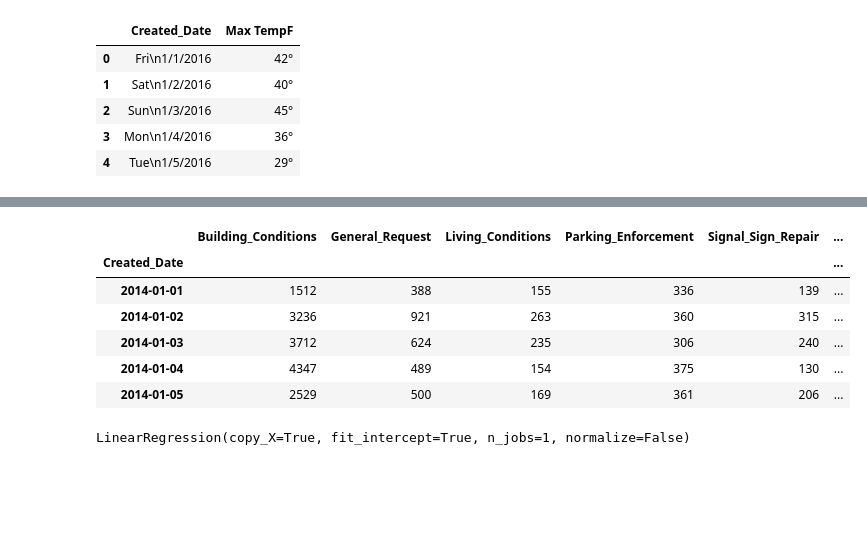
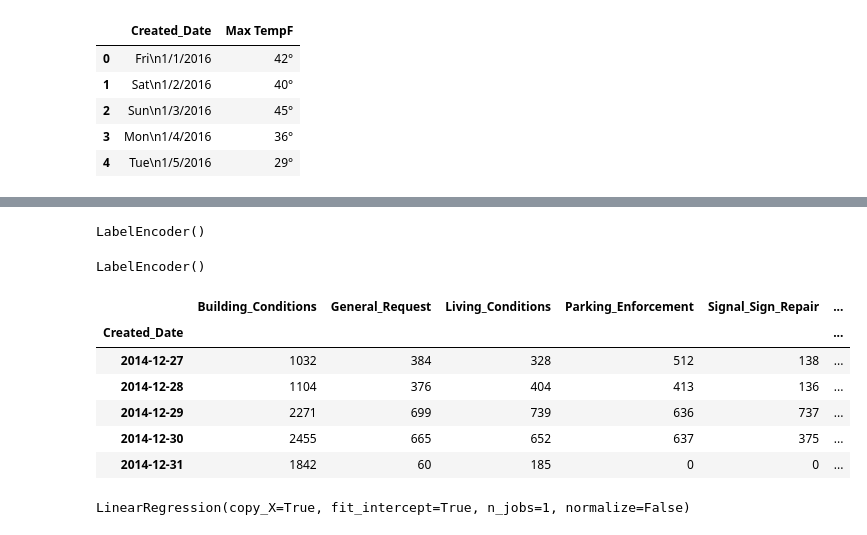
Before and after one commit to Whitepatrick/311_holidays, a Jupyter notebook: clean_data/final/nyc/problem_explore.ipynb, the cells around one changed output, grey strips where cells are left out. Saved outputs shown, nothing was run; the diff lists cells and outputs as text; code cells hidden in the pictures; blank space fills up the shorter version.

```diff
--- a/clean_data/final/nyc/problem_explore.ipynb
+++ b/clean_data/final/nyc/problem_explore.ipynb
@@ -140,23 +124,17 @@ df_2015 = df[365:].join(df_weather_2015)
 # %%
-df_2014.columns = ['Building_Conditions', 'General_Request', 'Living_Conditions', 'Parking_Enforcement', 'Signal_Sign_Repair', 'Street_Sidewalk_Repair', 'Max_TempF', 'Weather']
-df_2015.columns = ['Building_Conditions', 'General_Request', 'Living_Conditions', 'Parking_Enforcement', 'Signal_Sign_Repair', 'Street_Sidewalk_Repair', 'Max_TempF', 'Weather']
-df_2016.columns = ['Building_Conditions', 'General_Request', 'Living_Conditions', 'Parking_Enforcement', 'Signal_Sign_Repair', 'Street_Sidewalk_Repair', 'Max_TempF', 'Weather']
+df_2014_final.columns = ['Building_Conditions', 'General_Request', 'Living_Conditions', 'Parking_Enforcement', 'Signal_Sign_Repair', 'Street_Sidewalk_Repair', 'Max_TempF', 'Weather']
+df_2015_final.columns = ['Building_Conditions', 'General_Request', 'Living_Conditions', 'Parking_Enforcement', 'Signal_Sign_Repair', 'Street_Sidewalk_Repair', 'Max_TempF', 'Weather']
+df_2016.columns = ['Created_Date', 'Building_Conditions', 'General_Request', 'Living_Conditions', 'Parking_Enforcement', 'Signal_Sign_Repair', 'Street_Sidewalk_Repair', 'Max_TempF', 'Weather']
-# %%
-df_2014.head()
-# %% [output]
-|  | Building_Conditions | General_Request | Living_Conditions | Parking_Enforcement | Signal_Sign_Repair | ... |
-| Created_Date |  |  |  |  |  | ... |
-| 2014-01-01 | 1512 | 388 | 155 | 336 | 139 | ... |
-| 2014-01-02 | 3236 | 921 | 263 | 360 | 315 | ... |
-| 2014-01-03 | 3712 | 624 | 235 | 306 | 240 | ... |
-| 2014-01-04 | 4347 | 489 | 154 | 375 | 130 | ... |
-| 2014-01-05 | 2529 | 500 | 169 | 361 | 206 | ... |
 # %%
 encode = preprocessing.LabelEncoder()
 # %%
-encode.fit(df_2014_final['Max TempF'])
+encode.fit(df_2014_final['Weather'])
+# %% [output]
+LabelEncoder()
 # %%
-df_2014_final['Max TempF'] = encode.transform(df_2014_final['Max TempF'])
+df_2014_final['Weather'] = encode.transform(df_2014_final['Weather'])
 # %%
-encode.fit(df_2015_final['Max TempF'])
+encode.fit(df_2015_final['Weather'])
+# %% [output]
+LabelEncoder()
 # %%
@@ -166,4 +144,14 @@ df_2015_final['Max TempF'] = encode.transform(df_2015_final['Max TempF'])
 #df_2016.Max_TempF = pd.to_numeric(df_2016.Max_TempF)
+# %%
+df_2014_final.tail()
+# %% [output]
+|  | Building_Conditions | General_Request | Living_Conditions | Parking_Enforcement | Signal_Sign_Repair | ... |
+| Created_Date |  |  |  |  |  | ... |
+| 2014-12-27 | 1032 | 384 | 328 | 512 | 138 | ... |
+| 2014-12-28 | 1104 | 376 | 404 | 413 | 136 | ... |
+| 2014-12-29 | 2271 | 699 | 739 | 636 | 737 | ... |
+| 2014-12-30 | 2455 | 665 | 652 | 637 | 375 | ... |
+| 2014-12-31 | 1842 | 60 | 185 | 0 | 0 | ... |
 # %%
 X_2014 = df_2014_final.reset_index(drop=True)
 y_2014 = df_2014_final['Weather']
```
Also changed, not shown: parts of 11 cells of this notebook, 5 other files.
